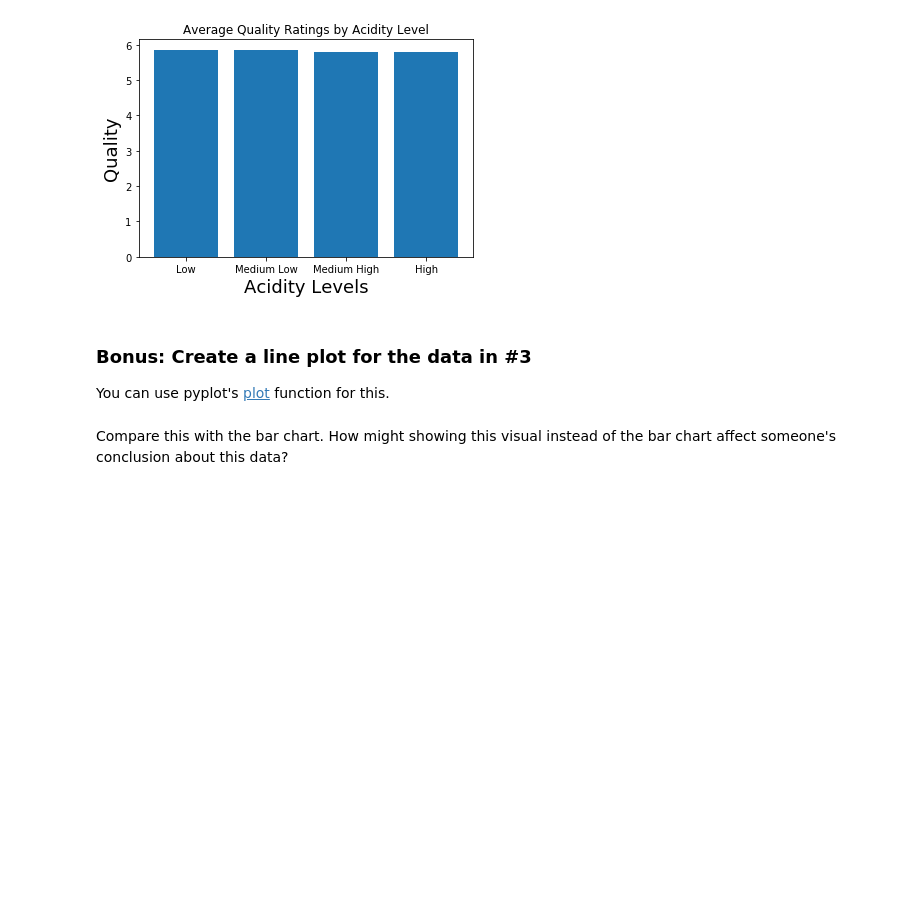
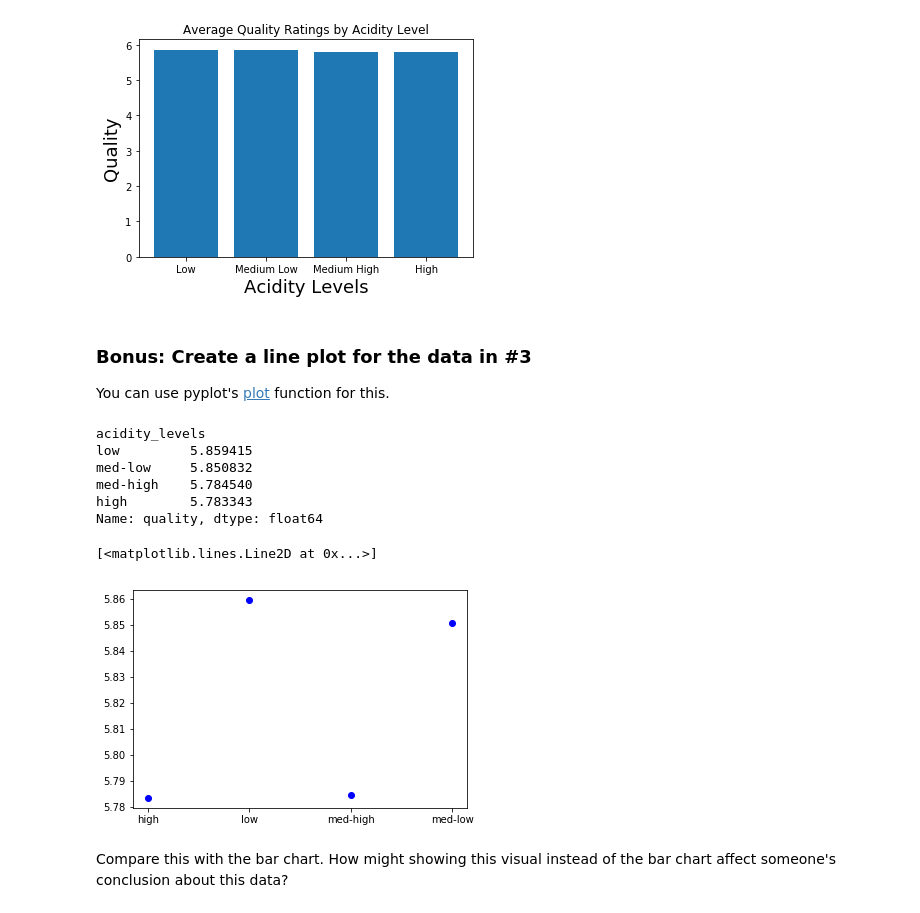
Before and after one commit to szimmers/udacity-dand-term1, a Jupyter notebook: docs/lesson4/19_wine_visualizations.ipynb, the cells around one changed output. Drawn from its saved outputs; the diff is of its cells as text; code cells hidden in the pictures; blank space fills up the shorter version.

Commit message:
trying to get line plot working

```diff
--- a/docs/lesson4/19_wine_visualizations.ipynb
+++ b/docs/lesson4/19_wine_visualizations.ipynb
@@ -97,5 +110,22 @@ Text(0,0.5,'Quality')
 # %% [markdown]
 ### Bonus: Create a line plot for the data in #3
 You can use pyplot's [plot](https://matplotlib.org/api/pyplot_api.html#matplotlib.pyplot.plot) function for this.
+# %%
+# this shows the order from the re-index
+quality_acid_level_means
+# %% [output]
+acidity_levels
+low         5.859415
+med-low     5.850832
+med-high    5.784540
+high        5.783343
+Name: quality, dtype: float64
+# %%
+#plt.plot(acidity_labels, quality_acid_level_means, 'bo')
+# but here, that order does not hold
+plt.plot(quality_acid_level_means, 'bo')
+# %% [output]
+[<matplotlib.lines.Line2D at 0x...>]
+[figure, added]
 # %% [markdown]
 Compare this with the bar chart. How might showing this visual instead of the bar chart affect someone's conclusion about this data?
```
Also changed, not shown: parts of 2 cells of this notebook.
